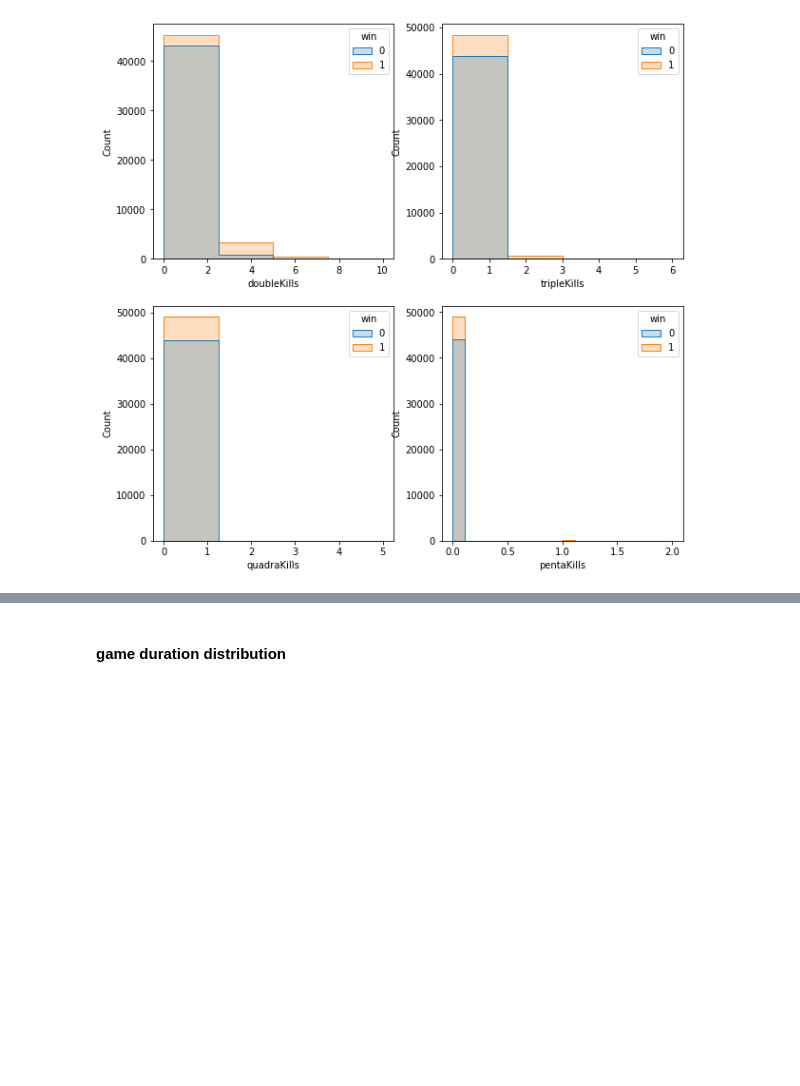
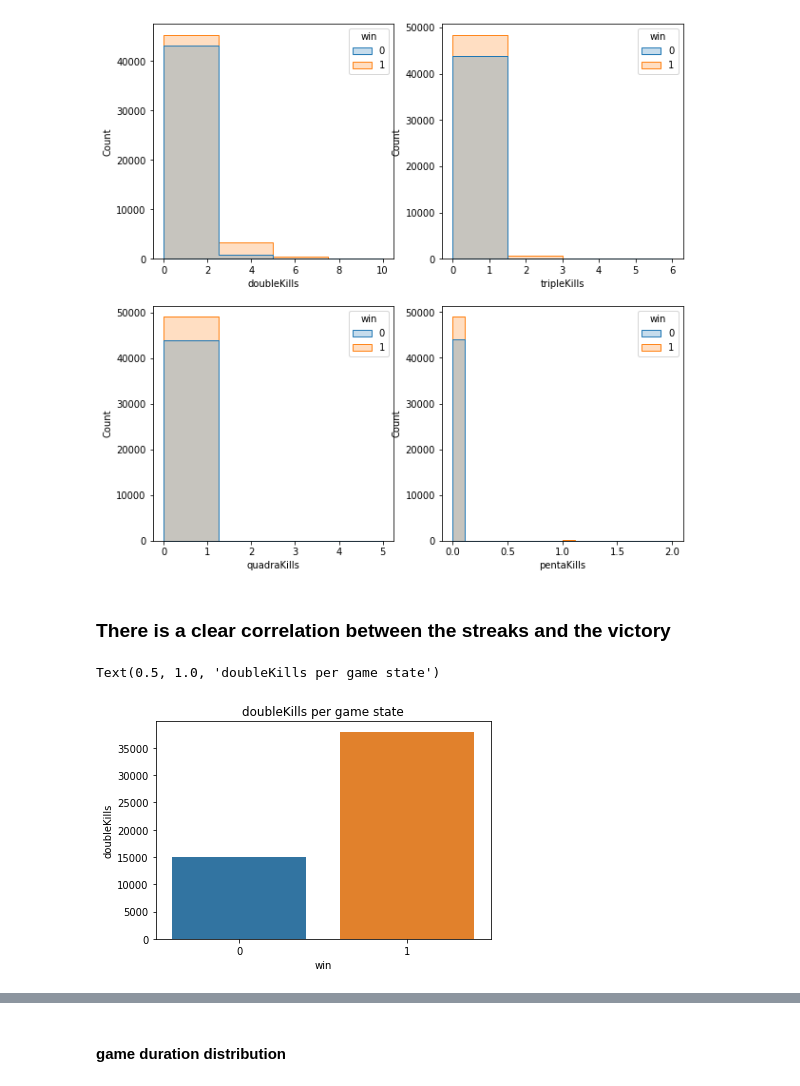
Before and after one commit to hanzopgp/LOLAnalysis, a Jupyter notebook: src/league_data_science.ipynb, the cells around one changed output, grey strips where cells are left out. Cells and saved outputs as stored; diff of their text form; code cells hidden in the pictures; blank space fills up the shorter version.

```diff
--- a/src/league_data_science.ipynb
+++ b/src/league_data_science.ipynb
@@ -188,3 +200,12 @@ sns.histplot(match_df, x="pentaKills",ax=ax[1,1], hue="win", element="step")
 plt.show()
 # %% [output]
 [figure]
+# %% [markdown]
+### There is a clear correlation between the streaks and the victory
+# %%
+streak_data = match_df.groupby("win")[["doubleKills", "tripleKills", "quadraKills", "pentaKills"]].sum().reset_index()
+sns.barplot(data=streak_data, y="doubleKills", x="win")
+plt.title("doubleKills per game state")
+# %% [output]
+Text(0.5, 1.0, 'doubleKills per game state')
+[figure, added]
```
Also changed, not shown: parts of 97 cells of this notebook.
